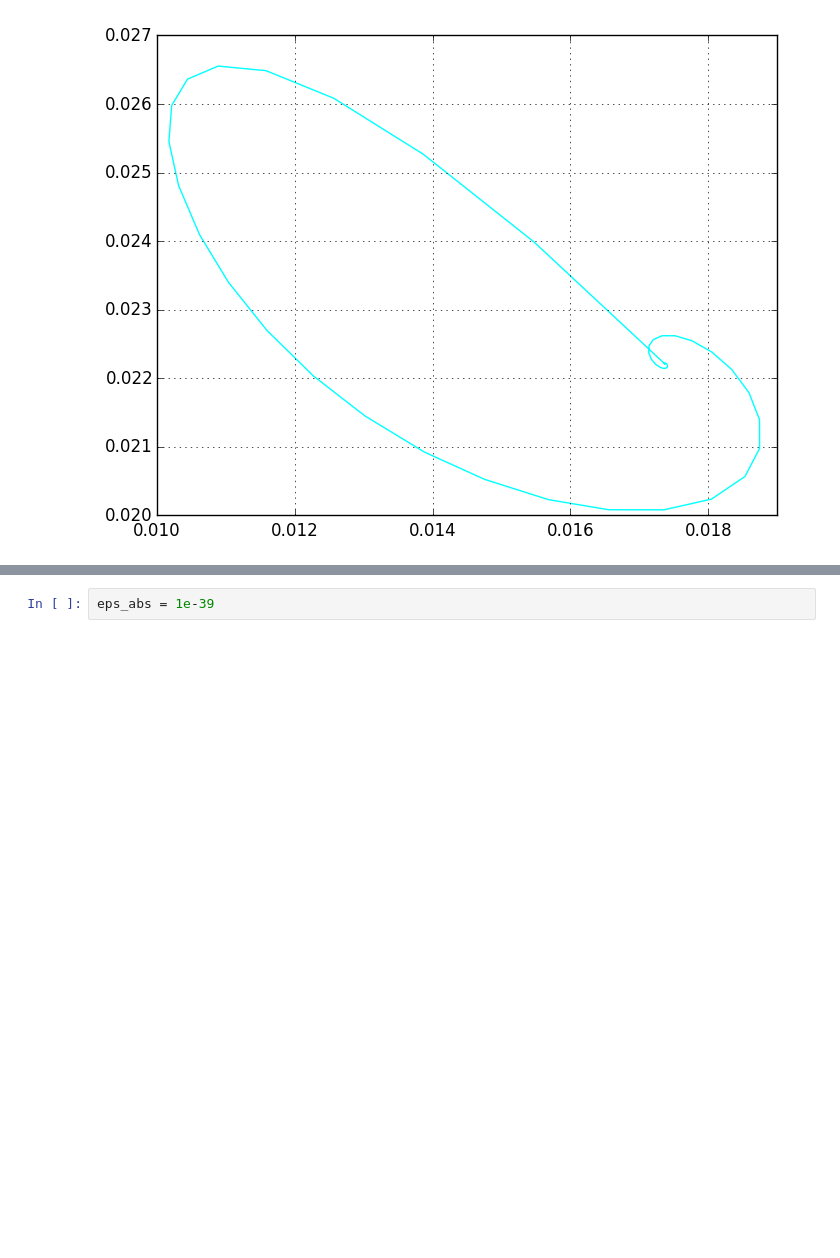
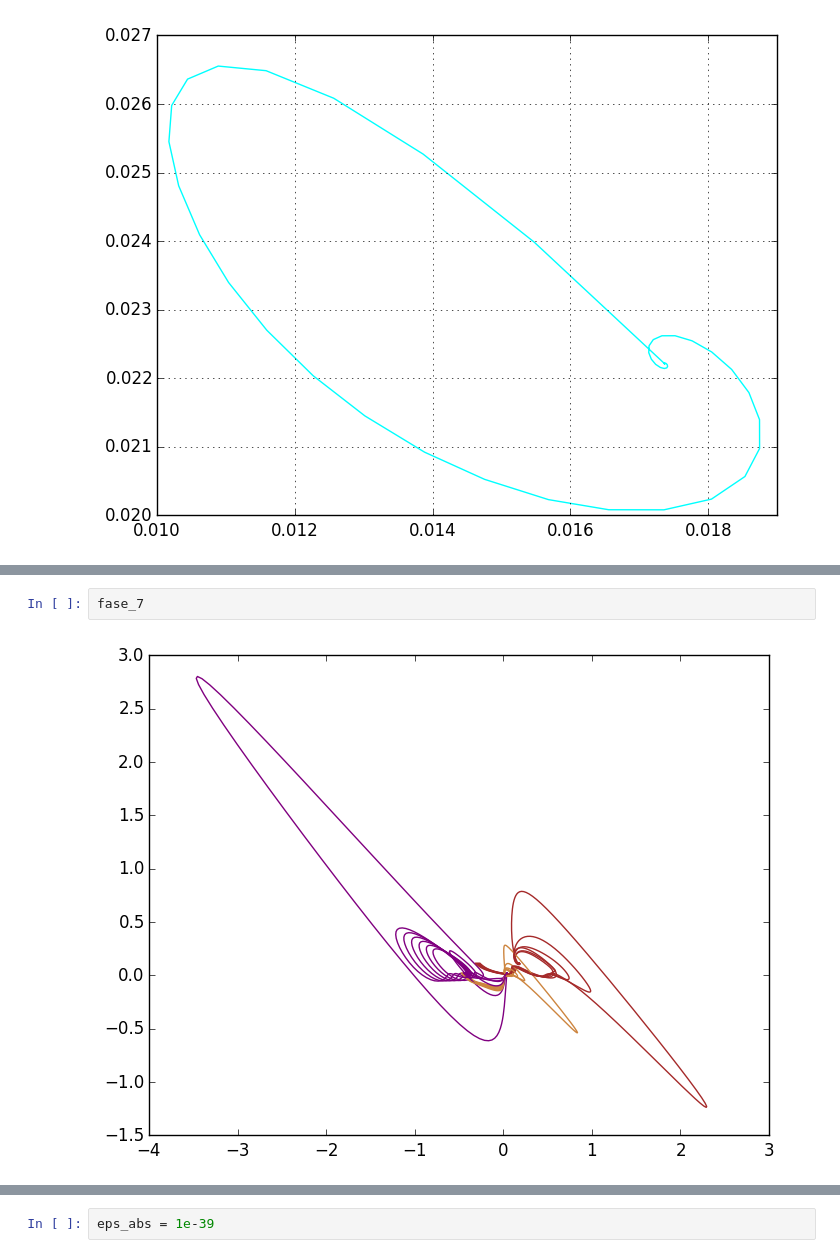
Before and after one commit to lbenet/2016-2_TSFisicaComputacional, a Jupyter notebook: tareas/yvestruz/Kermack_McKendrick_presentación.ipynb, the cells around one changed output, grey strips where cells are left out. Cells and saved outputs as stored; diff of their text form; blank space fills up the shorter version.

```diff
--- a/tareas/yvestruz/Kermack_McKendrick_presentación.ipynb
+++ b/tareas/yvestruz/Kermack_McKendrick_presentación.ipynb
@@ -557,0 +592,4 @@ grid()
+# %%
+fase_7
+# %% [output]
+[figure, added]
```
Also changed, not shown: parts of 29 cells of this notebook.
